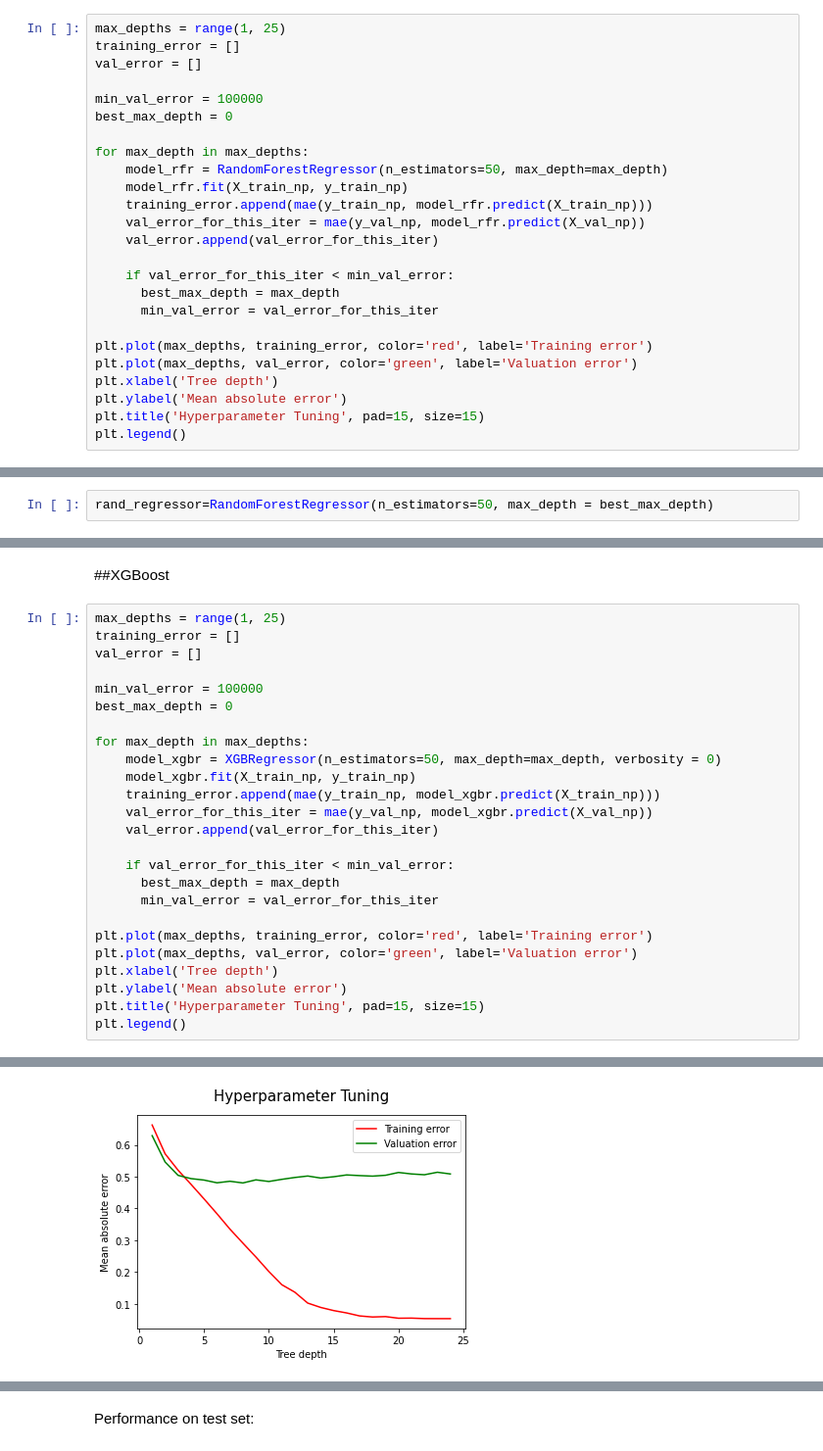
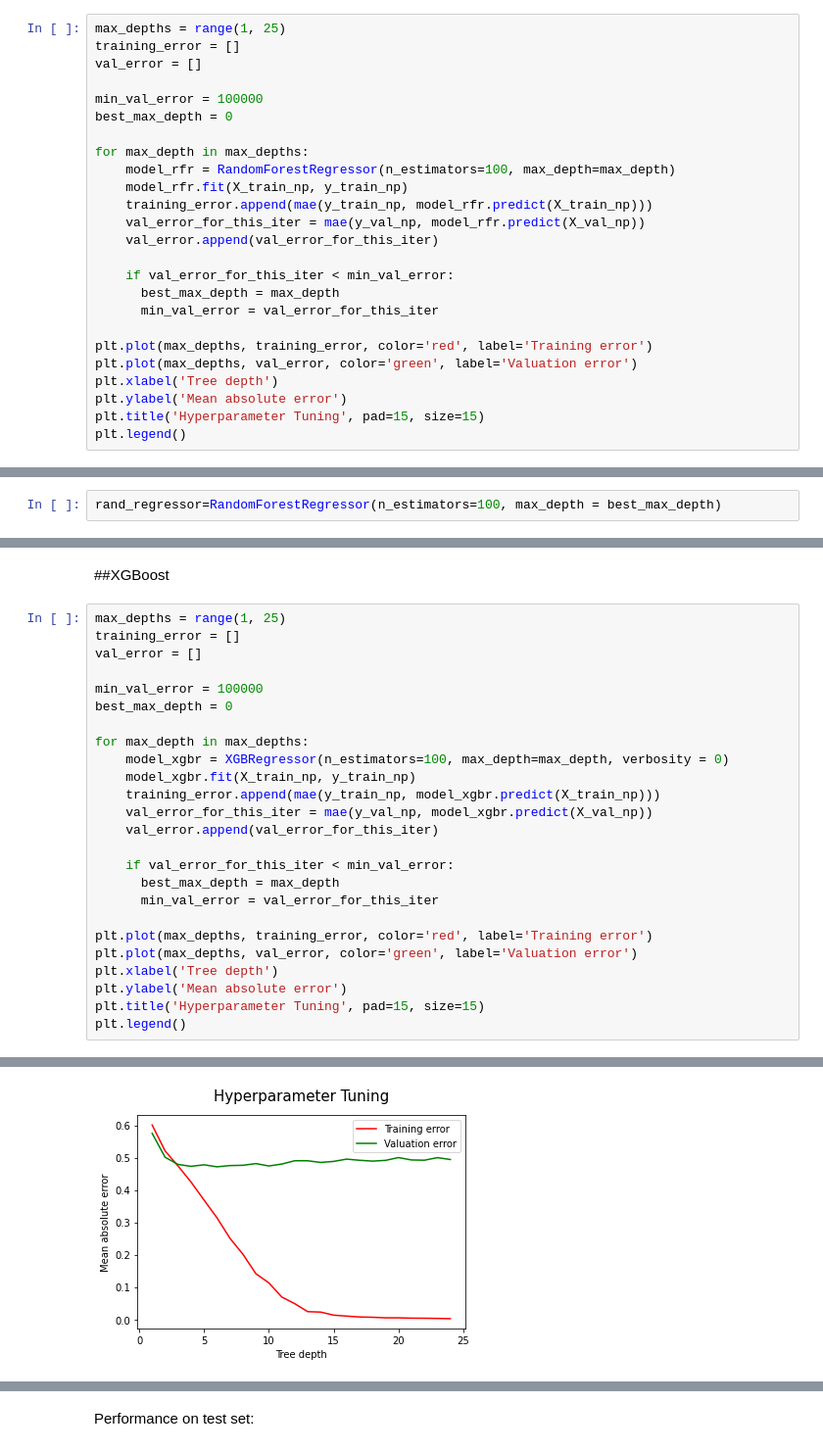
Before and after one commit to NBK-code/IMDB_Movie_Rating_Prediction, a Jupyter notebook: IMDB_mrp_Model_Selection.ipynb, the cells around one changed output, grey strips where cells are left out. Shown at 98% size. Drawn from its saved outputs; the diff is of its cells as text.

```diff
--- a/IMDB_mrp_Model_Selection.ipynb
+++ b/IMDB_mrp_Model_Selection.ipynb
@@ -188,7 +188,7 @@ min_val_error = 100000
 best_max_depth = 0
 
 for max_depth in max_depths:
-    model_rfr = RandomForestRegressor(n_estimators=50, max_depth=max_depth)
+    model_rfr = RandomForestRegressor(n_estimators=100, max_depth=max_depth)
     model_rfr.fit(X_train_np, y_train_np)
     training_error.append(mae(y_train_np, model_rfr.predict(X_train_np)))
     val_error_for_this_iter = mae(y_val_np, model_rfr.predict(X_val_np))
@@ -218,7 +218,7 @@ The corresponding validation error: 0.47876990206872355
 # %% [markdown]
 Performance on test set:
 # %%
-rand_regressor=RandomForestRegressor(n_estimators=50, max_depth = best_max_depth)
+rand_regressor=RandomForestRegressor(n_estimators=100, max_depth = best_max_depth)
 # %%
 rand_regressor.fit(X_train_np,y_train_np)
 predictions = rand_regressor.predict(X_test_np)
@@ -235,31 +235,31 @@ Test error: 1.005
 # %%
 max_depths = range(1, 25)
 training_error = []
 val_error = []
 
 min_val_error = 100000
 best_max_depth = 0
 
 for max_depth in max_depths:
-    model_xgbr = XGBRegressor(n_estimators=50, max_depth=max_depth, verbosity = 0)
+    model_xgbr = XGBRegressor(n_estimators=100, max_depth=max_depth, verbosity = 0)
     model_xgbr.fit(X_train_np, y_train_np)
     training_error.append(mae(y_train_np, model_xgbr.predict(X_train_np)))
     val_error_for_this_iter = mae(y_val_np, model_xgbr.predict(X_val_np))
     val_error.append(val_error_for_this_iter)
 
     if val_error_for_this_iter < min_val_error:
       best_max_depth = max_depth
       min_val_error = val_error_for_this_iter
 
 plt.plot(max_depths, training_error, color='red', label='Training error')
 plt.plot(max_depths, val_error, color='green', label='Valuation error')
 plt.xlabel('Tree depth')
 plt.ylabel('Mean absolute error')
 plt.title('Hyperparameter Tuning', pad=15, size=15)
 plt.legend()
 # %% [output]
 <matplotlib.legend.Legend at 0x...>
-[figure, old version]
+[figure, new version]
 # %%
 print("The best value for max_depth:", best_max_depth)
 # %% [output]
```
Also changed, not shown: parts of 19 cells of this notebook.
